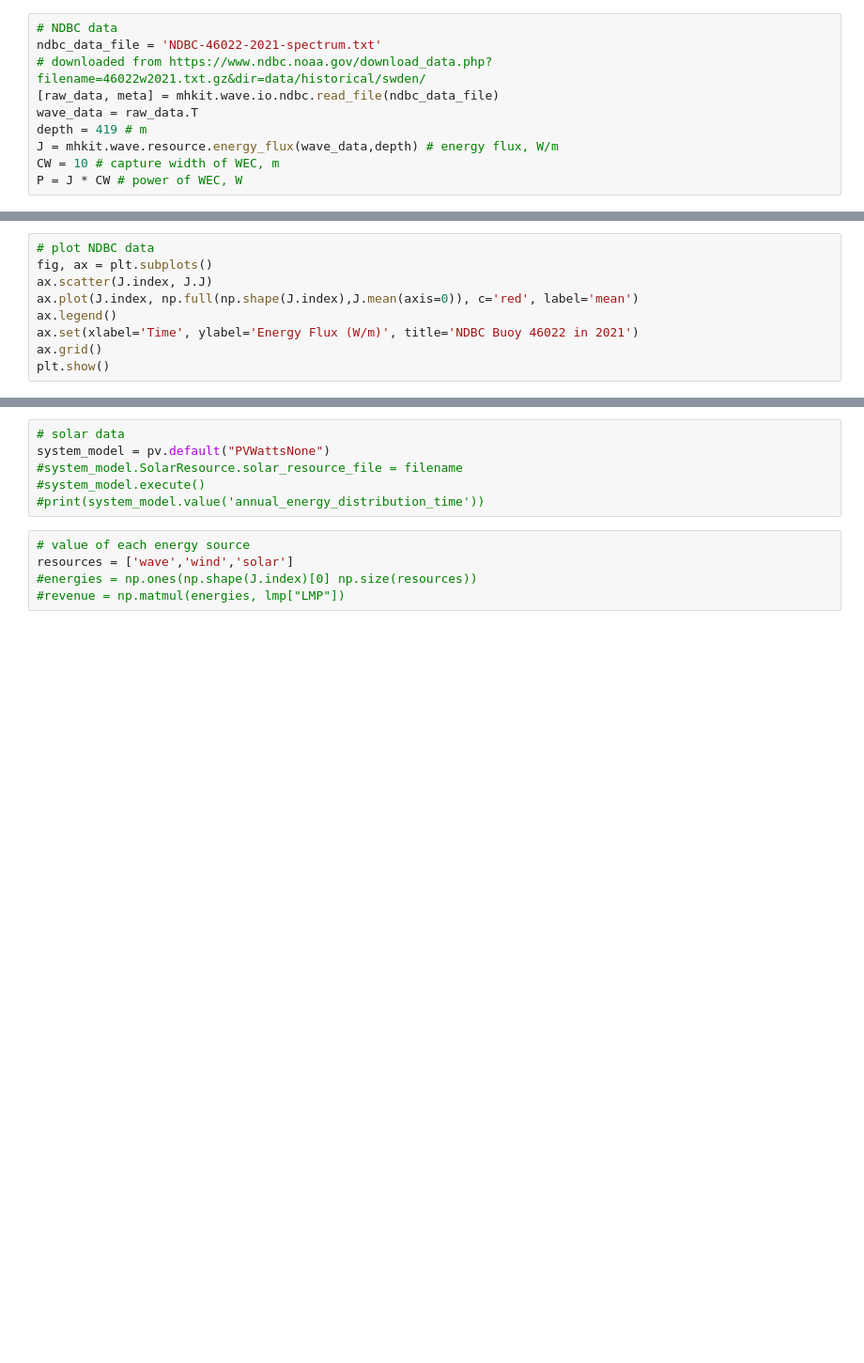
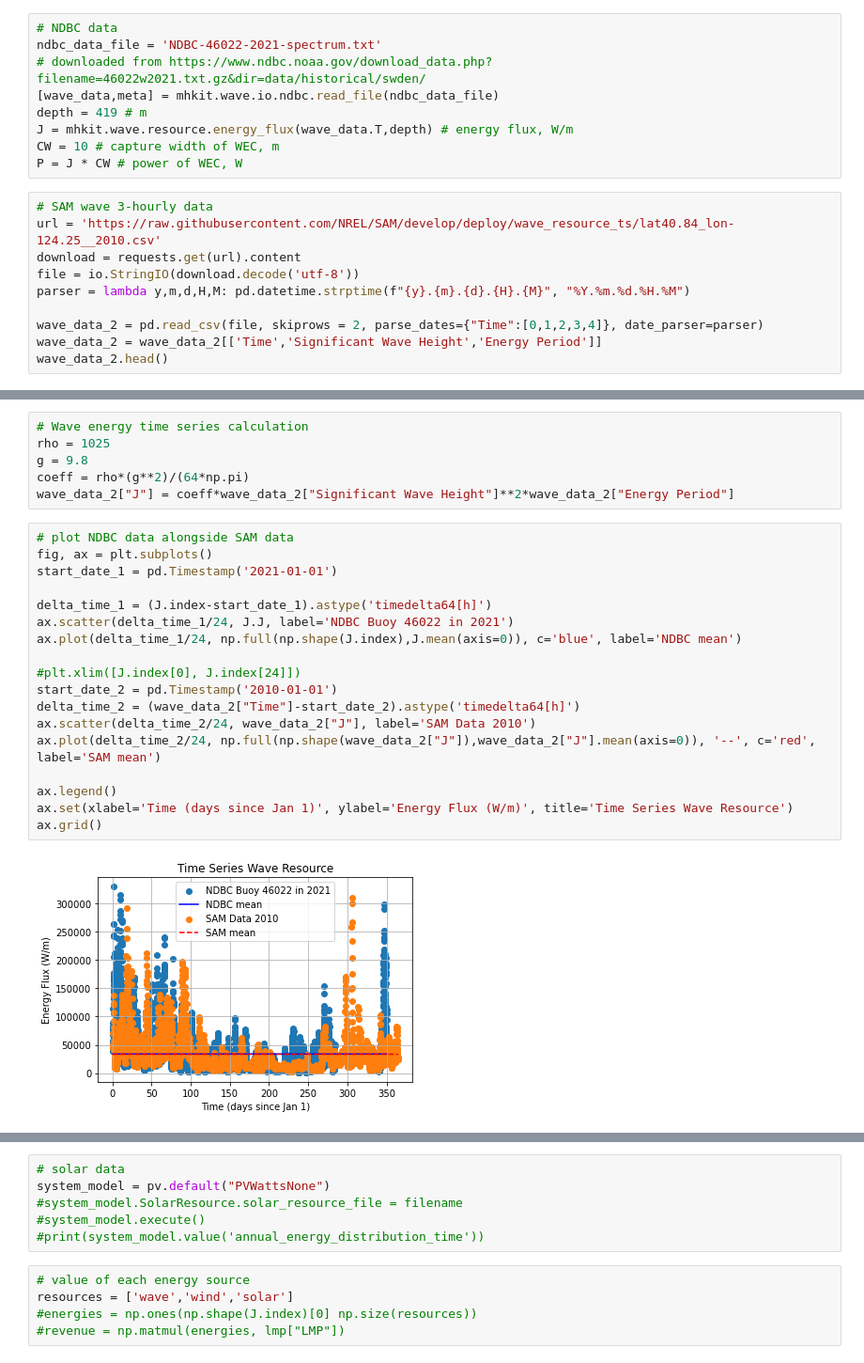
Before and after one commit to rebeccamccabe/wec-econ, a Jupyter notebook: wec-value.ipynb, the cells around one changed output, grey strips where cells are left out. Shown at 94% size. Drawn from its saved outputs; the diff is of its cells as text; blank space fills up the shorter version.

Commit message:
SAM wave data, and fix date formatting issues

```diff
--- a/wec-value.ipynb
+++ b/wec-value.ipynb
@@ -9,9 +12,18 @@ import PySAM.Pvwattsv8 as pv
 # NDBC data
 ndbc_data_file = 'NDBC-46022-2021-spectrum.txt'
 # downloaded from https://www.ndbc.noaa.gov/download_data.php?filename=46022w2021.txt.gz&dir=data/historical/swden/
-[raw_data, meta] = mhkit.wave.io.ndbc.read_file(ndbc_data_file)
-wave_data = raw_data.T
+[wave_data,meta] = mhkit.wave.io.ndbc.read_file(ndbc_data_file)
 depth = 419 # m
-J = mhkit.wave.resource.energy_flux(wave_data,depth) # energy flux, W/m
+J = mhkit.wave.resource.energy_flux(wave_data.T,depth) # energy flux, W/m
 CW = 10 # capture width of WEC, m
 P = J * CW # power of WEC, W
+# %%
+# SAM wave 3-hourly data
+url = 'https://raw.githubusercontent.com/NREL/SAM/develop/deploy/wave_resource_ts/lat40.84_lon-124.25__2010.csv'
+download = requests.get(url).content
+file = io.StringIO(download.decode('utf-8'))
+parser = lambda y,m,d,H,M: pd.datetime.strptime(f"{y}.{m}.{d}.{H}.{M}", "%Y.%m.%d.%H.%M")
+
+wave_data_2 = pd.read_csv(file, skiprows = 2, parse_dates={"Time":[0,1,2,3,4]}, date_parser=parser)
+wave_data_2 = wave_data_2[['Time','Significant Wave Height','Energy Period']]
+wave_data_2.head()
@@ -18,12 +37,29 @@ P = J * CW # power of WEC, W
+# %%
+# Wave energy time series calculation
+rho = 1025
+g = 9.8
+coeff = rho*(g**2)/(64*np.pi)
+wave_data_2["J"] = coeff*wave_data_2["Significant Wave Height"]**2*wave_data_2["Energy Period"]
 # %%
-# plot NDBC data
+# plot NDBC data alongside SAM data
 fig, ax = plt.subplots()
-ax.scatter(J.index, J.J)
-ax.plot(J.index, np.full(np.shape(J.index),J.mean(axis=0)), c='red', label='mean')
+start_date_1 = pd.Timestamp('2021-01-01')
+
+delta_time_1 = (J.index-start_date_1).astype('timedelta64[h]')
+ax.scatter(delta_time_1/24, J.J, label='NDBC Buoy 46022 in 2021')
+ax.plot(delta_time_1/24, np.full(np.shape(J.index),J.mean(axis=0)), c='blue', label='NDBC mean')
+
+#plt.xlim([J.index[0], J.index[24]])
+start_date_2 = pd.Timestamp('2010-01-01')
+delta_time_2 = (wave_data_2["Time"]-start_date_2).astype('timedelta64[h]')
+ax.scatter(delta_time_2/24, wave_data_2["J"], label='SAM Data 2010')
+ax.plot(delta_time_2/24, np.full(np.shape(wave_data_2["J"]),wave_data_2["J"].mean(axis=0)), '--', c='red', label='SAM mean')
+
 ax.legend()
-ax.set(xlabel='Time', ylabel='Energy Flux (W/m)', title='NDBC Buoy 46022 in 2021')
+ax.set(xlabel='Time (days since Jan 1)', ylabel='Energy Flux (W/m)', title='Time Series Wave Resource')
 ax.grid()
-plt.show()
+# %% [output]
+[figure, added]
 # %%
 # CAISO data
 caiso = gridstatus.CAISO()
```
Also changed, not shown: parts of 4 cells of this notebook.
